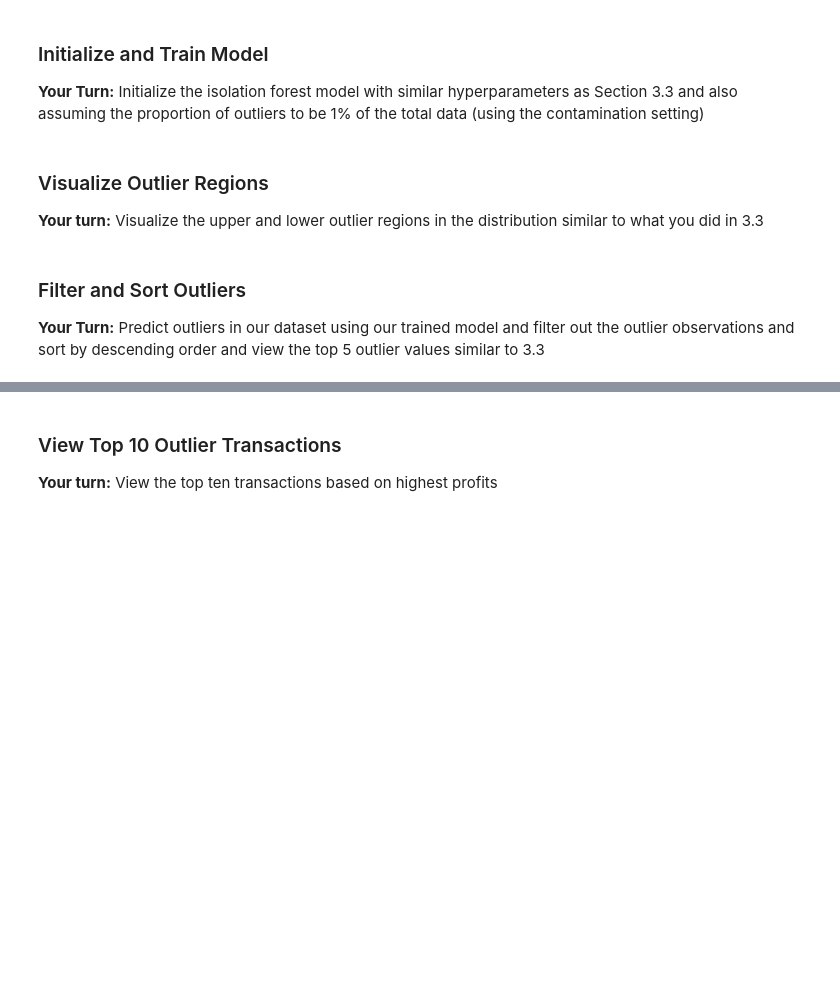
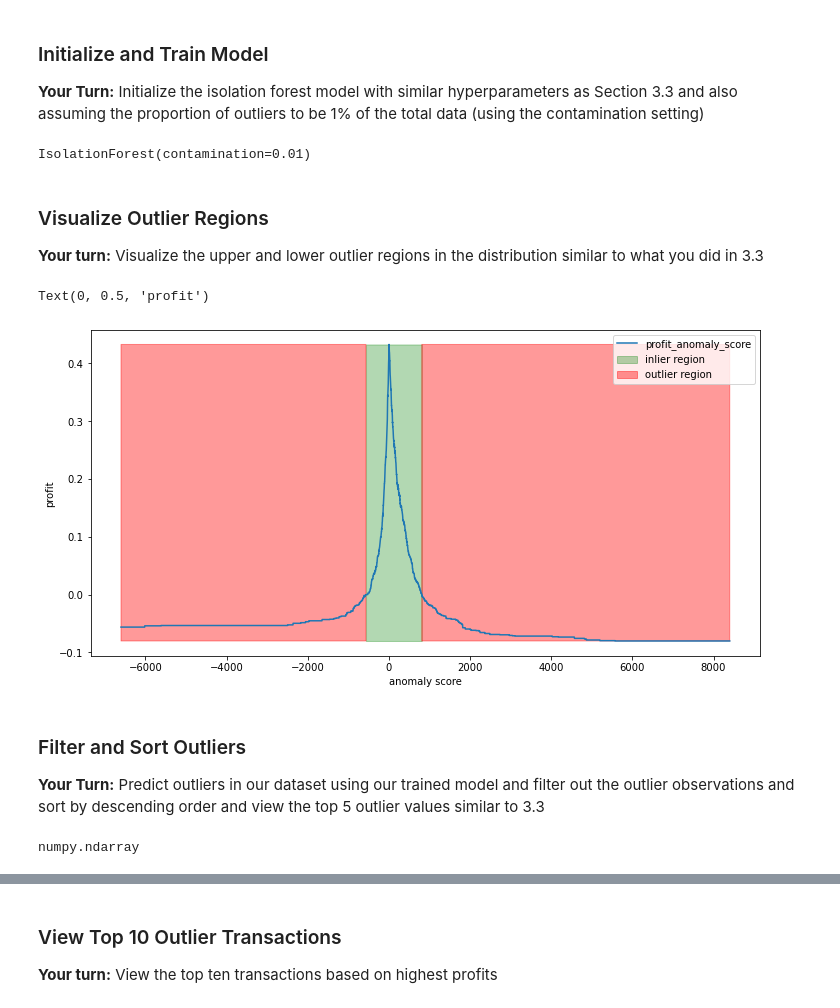
Before and after one commit to ZhanyangZhuSD/UCSD_ML, a Jupyter notebook: Mini_Project_Anomaly_Detection_ZZhu.ipynb, the cells around one changed output, grey strips where cells are left out. Saved outputs shown, nothing was run; the diff lists cells and outputs as text; code cells hidden in the pictures; blank space fills up the shorter version.

Commit message:
Anomaly Detection of Retail Store Sales
UCSD mini project 16.4Anomaly Detection of Retail Store Sales

```diff
--- a/Mini_Project_Anomaly_Detection_ZZhu.ipynb
+++ b/Mini_Project_Anomaly_Detection_ZZhu.ipynb
@@ -438,3 +461,10 @@ __Your Turn:__ Initialize the isolation forest model with similar hyperparameter
+# %%
+#<FILL BLANKS HERE>
+profit_ifmodel = IsolationForest(n_estimators=100,
+                                 contamination=0.01)
+profit_ifmodel.fit(df[['Profit']])
+# %% [output]
+IsolationForest(contamination=0.01)
 # %% [markdown]
 ### Visualize Outlier Regions
 
@@ -444,6 +472,30 @@ __Your turn:__ Visualize the upper and lower outlier regions in the distribution
+# %%
+#<FILL BLANKS HERE>
+profit_ifmodel.decision_function(df[['Profit']])
+yy = np.linspace(df['Profit'].min(), df['Profit'].max(), len(df)).reshape(-1,1)
+p_anomaly_score = profit_ifmodel.decision_function(yy)
+p_inliner = profit_ifmodel.predict(yy)
+plt.figure(figsize=(12,6))
+plt.plot(yy, p_anomaly_score, label='profit_anomaly_score')
+plt.fill_between(yy.T[0], np.min(p_anomaly_score), np.max(p_anomaly_score),
+                where=p_inliner==1, color='g',
+                alpha=0.3, label='inlier region')
+plt.fill_between(yy.T[0], np.min(p_anomaly_score), np.max(p_anomaly_score),
+                where=p_inliner==-1, color='r',
+                alpha=0.4, label='outlier region')
+plt.legend()
+plt.xlabel('anomaly score')
+plt.ylabel('profit')
+# %% [output]
+Text(0, 0.5, 'profit')
+[figure, added]
 # %% [markdown]
 ### Filter and Sort Outliers
 
 __Your Turn:__ Predict outliers in our dataset using our trained model and filter out the outlier observations and sort by descending order and view the top 5 outlier values similar to 3.3
 # %%
 #<FILL BLANKS HERE>
+profit_inlier_predictions = profit_ifmodel.predict(df[['Profit']])
+type(profit_inlier_predictions)
+# %% [output]
+numpy.ndarray
```
Also changed, not shown: parts of 32 cells of this notebook.
